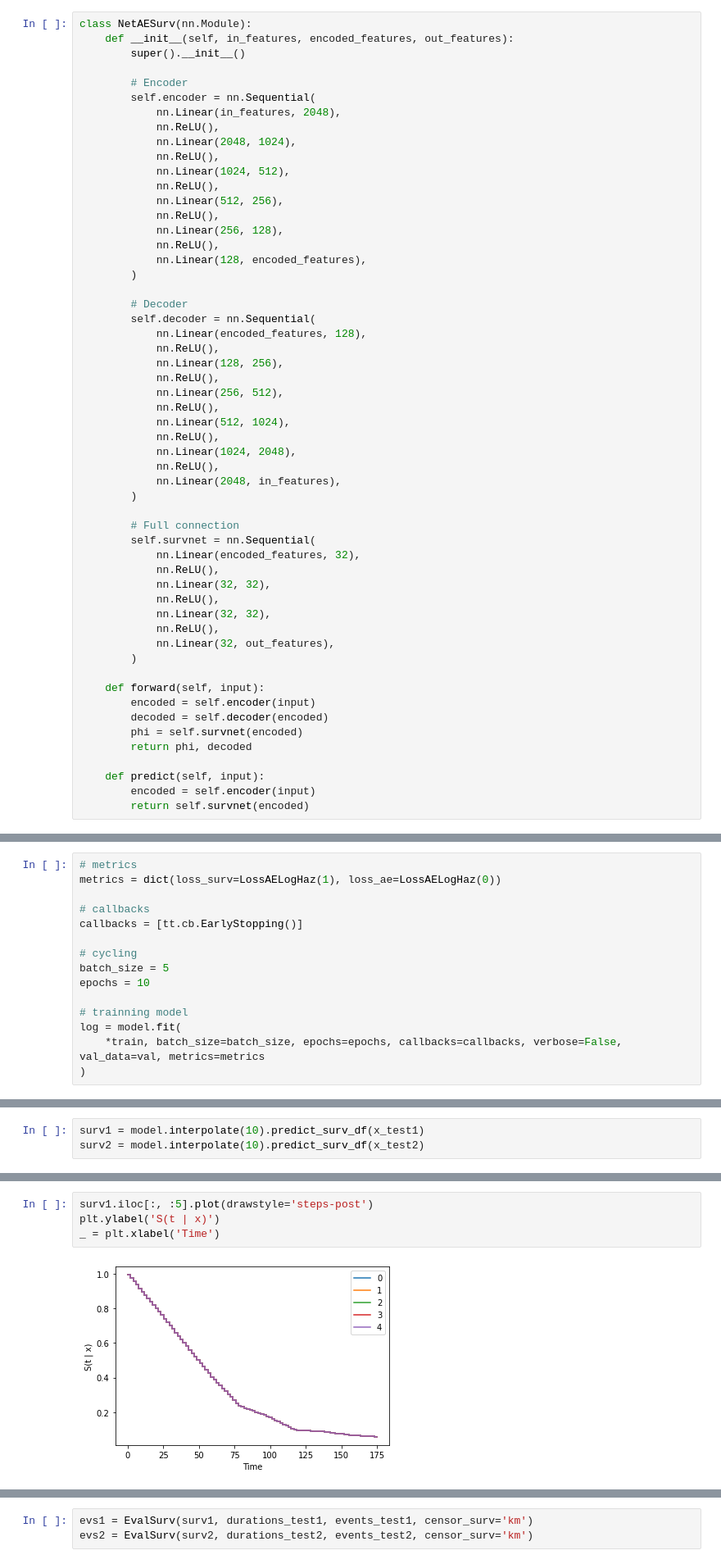
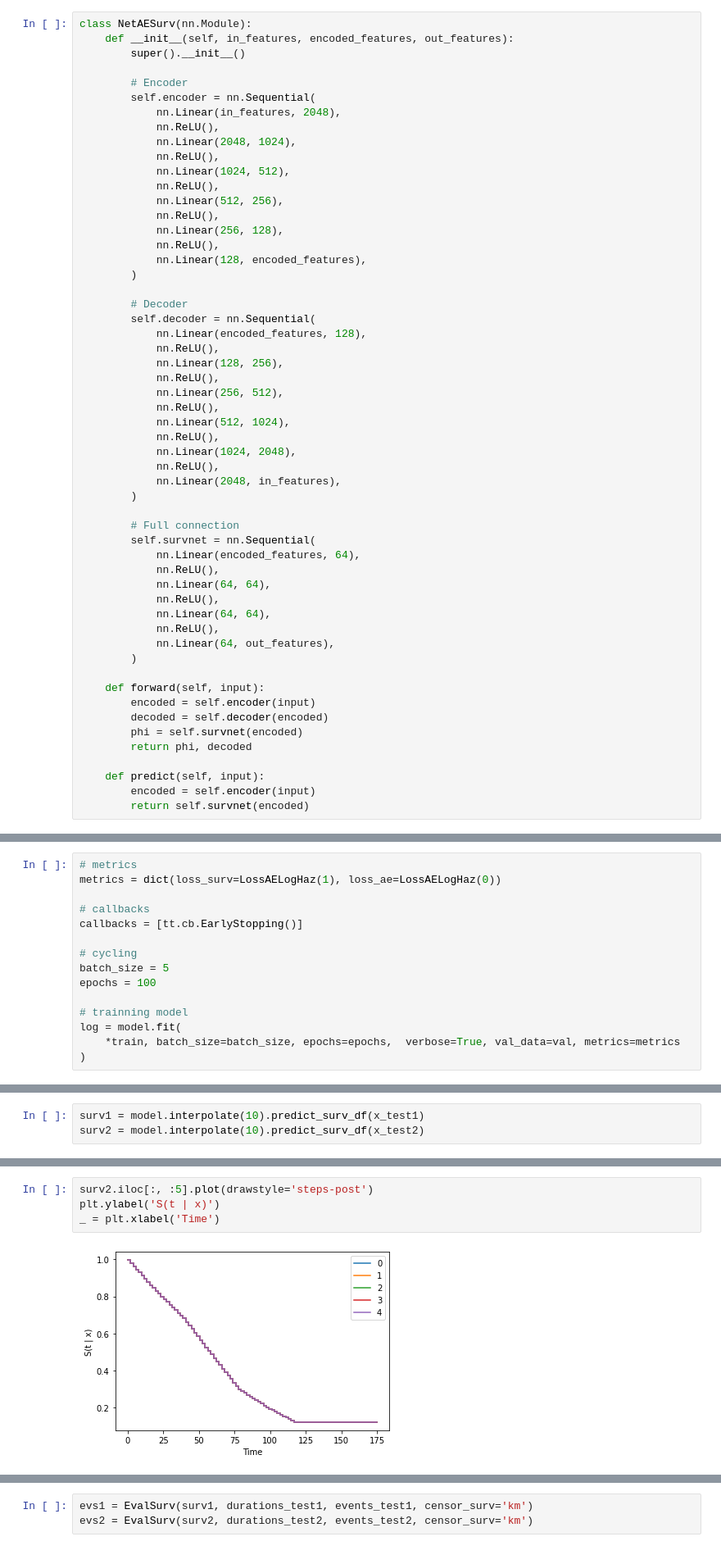
Before and after one commit to chunjie-sam-liu/Deeplatelet, a Jupyter notebook: analysis/08_AESurv.ipynb, the cells around one changed output, grey strips where cells are left out. Shown at 82% size. Cells and saved outputs as stored; diff of their text form.

```diff
--- a/analysis/08_AESurv.ipynb
+++ b/analysis/08_AESurv.ipynb
@@ -97,13 +97,13 @@ class NetAESurv(nn.Module):
 
         # Full connection
         self.survnet = nn.Sequential(
-            nn.Linear(encoded_features, 32),
+            nn.Linear(encoded_features, 64),
             nn.ReLU(),
-            nn.Linear(32, 32),
+            nn.Linear(64, 64),
             nn.ReLU(),
-            nn.Linear(32, 32),
+            nn.Linear(64, 64),
             nn.ReLU(),
-            nn.Linear(32, out_features),
+            nn.Linear(64, out_features),
         )
 
     def forward(self, input):
@@ -234,9 +234,9 @@ callbacks = [tt.cb.EarlyStopping()]
 
 # cycling
 batch_size = 5
-epochs = 10
+epochs = 100
 
 # trainning model
 log = model.fit(
-    *train, batch_size=batch_size, epochs=epochs, callbacks=callbacks, verbose=False, val_data=val, metrics=metrics
+    *train, batch_size=batch_size, epochs=epochs,  verbose=True, val_data=val, metrics=metrics
 )
@@ -269,9 +314,9 @@ surv2 = model.interpolate(10).predict_surv_df(x_test2)
 # %%
-surv1.iloc[:, :5].plot(drawstyle='steps-post')
+surv2.iloc[:, :5].plot(drawstyle='steps-post')
 plt.ylabel('S(t | x)')
 _ = plt.xlabel('Time')
 # %% [output]
-[figure, old version]
+[figure, new version]
 # %%
 model.predict(x_test1[:2])
 # %% [output]
```
Also changed, not shown: parts of 18 cells of this notebook.
